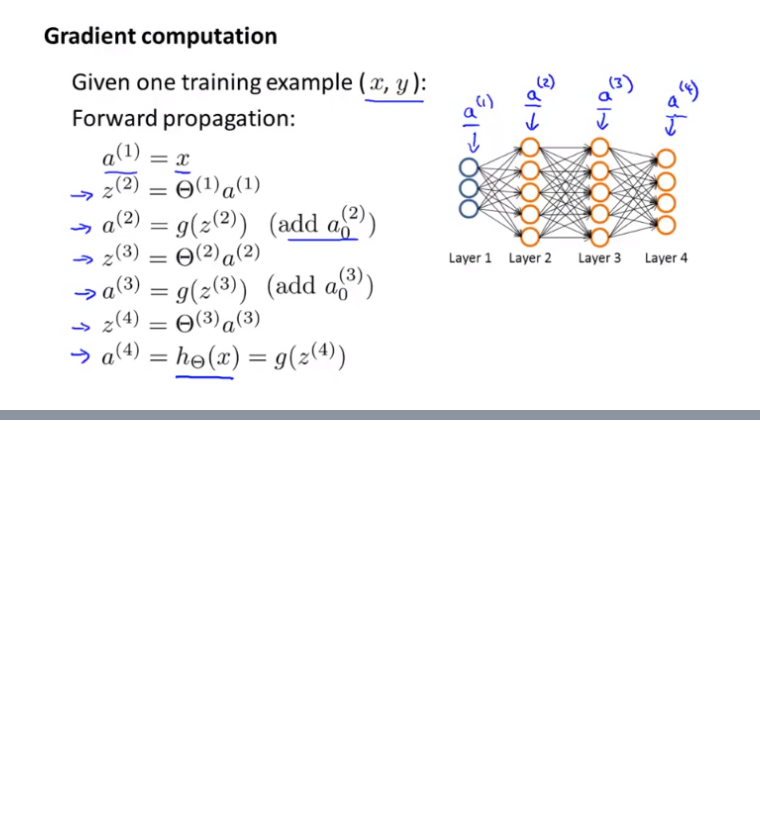
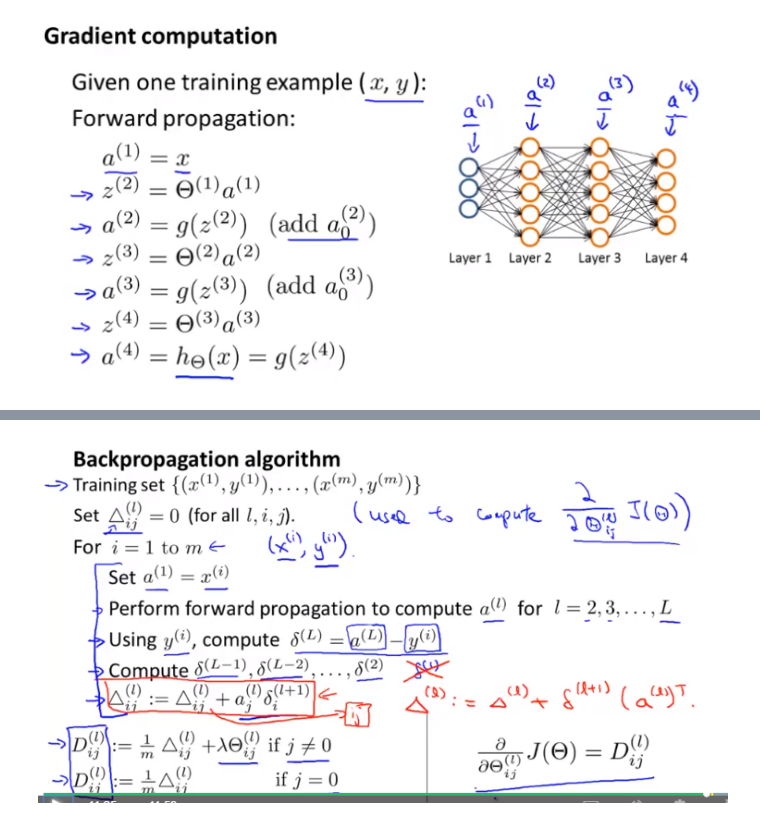
Before and after one commit to louloret/Andrew-NG-Machine-Learning, a Jupyter notebook: Week 5 Neural Nets Cost Function and Backpropagation-checkpoint.ipynb, the cells around one changed output, grey strips where cells are left out. Saved outputs shown, nothing was run; the diff lists cells and outputs as text; code cells hidden in the pictures; blank space fills up the shorter version.

```diff
--- a/Week 5 Neural Nets Cost Function and Backpropagation-checkpoint.ipynb
+++ b/Week 5 Neural Nets Cost Function and Backpropagation-checkpoint.ipynb
@@ -54,0 +87,4 @@ Image(filename  = path + "forward_prop_example.png")
+# %%
+Image(filename  = path + "back_prop_example.png")
+# %% [output]
+[figure, added]
```
Also changed, not shown: parts of 11 cells of this notebook.
